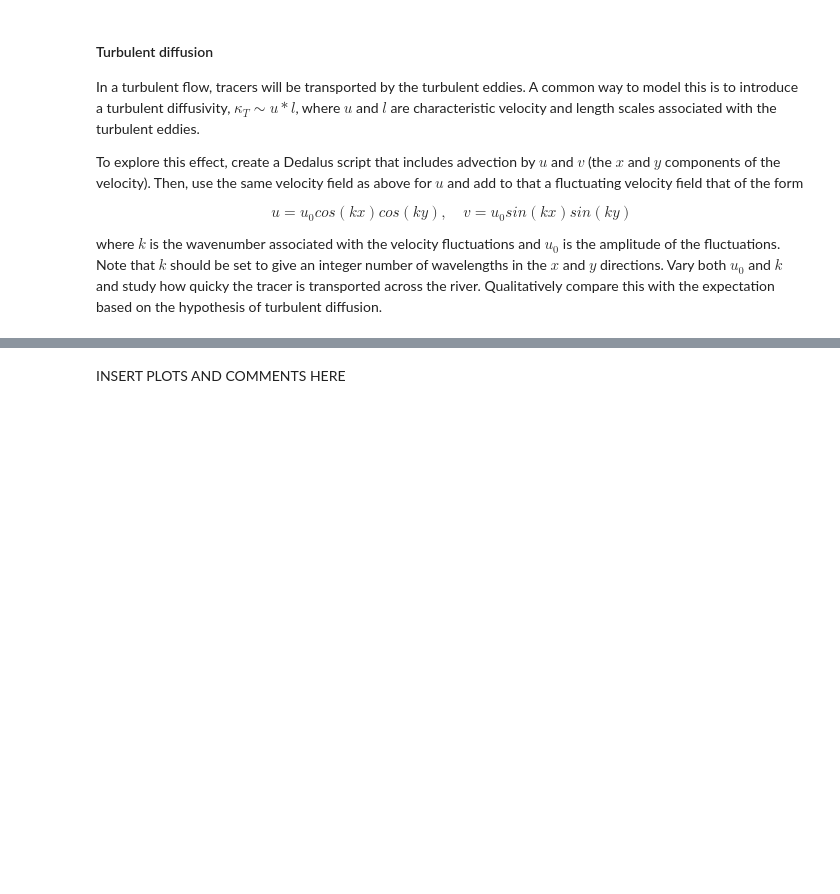
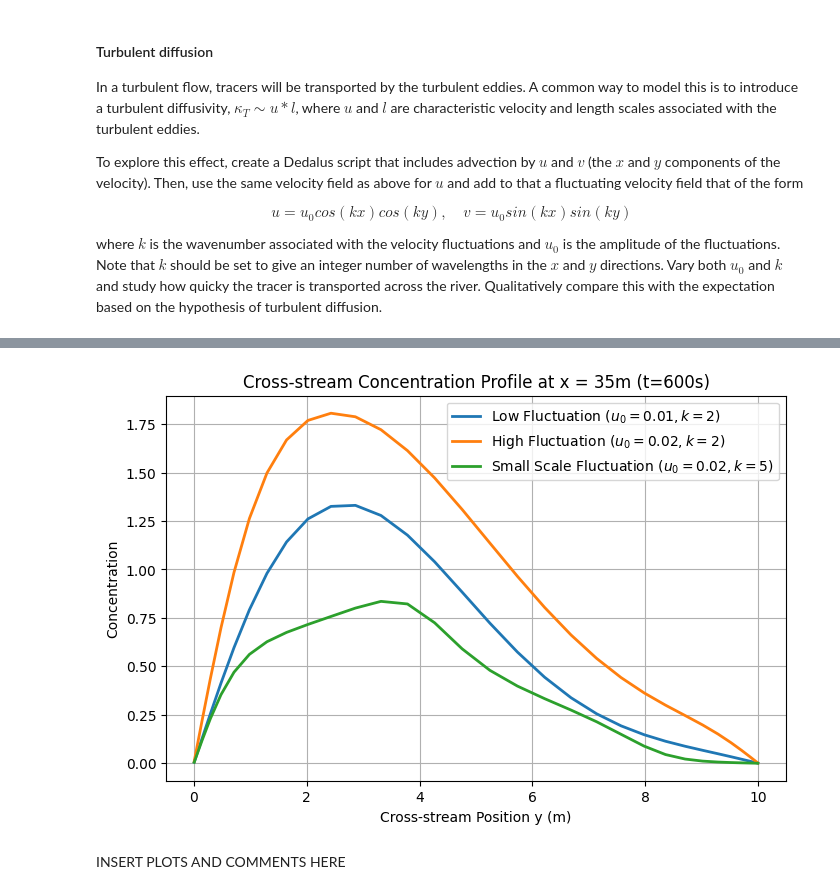
Before and after one commit to gracetuma/QCES, a Jupyter notebook: Project2_transport.ipynb, the cells around one changed output, grey strips where cells are left out. Saved outputs shown, nothing was run; the diff lists cells and outputs as text; code cells hidden in the pictures; blank space fills up the shorter version.

```diff
--- a/Project2_transport.ipynb
+++ b/Project2_transport.ipynb
@@ -1008,2 +1015,29 @@ high u = diffusion not as fast relative to advection, doesn't go across as quick
+# %%
+# Calculate indices for x = 30m
+dx = L / Nx
+idx_x35 = min(int(35 / dx), Nx - 1)
+
+# Find time indices closest to t = 600 seconds for each run
+idx_t1 = np.argmin(np.abs(t_1 - 600))
+idx_t2 = np.argmin(np.abs(t_2 - 600))
+idx_t3 = np.argmin(np.abs(t_3 - 600))
+
+# Extract y-coordinate array
+y_coords = np.squeeze(y)
+
+# Plot the profiles
+plt.figure(figsize=(8, 5))
+plt.plot(y_coords, c_1[idx_t1, idx_x35, :], label='Low Fluctuation ($u_0=0.01, k=2$)', linewidth=2)
+plt.plot(y_coords, c_2[idx_t2, idx_x35, :], label='High Fluctuation ($u_0=0.02, k=2$)', linewidth=2)
+plt.plot(y_coords, c_3[idx_t3, idx_x35, :], label='Small Scale Fluctuation ($u_0=0.02, k=5$)', linewidth=2)
+
+plt.xlabel('Cross-stream Position y (m)')
+plt.ylabel('Concentration')
+plt.title(f'Cross-stream Concentration Profile at x = 35m (t=600s)')
+plt.grid(True)
+plt.legend()
+plt.show()
+# %% [output]
+[figure, added]
 # %% [markdown]
 INSERT PLOTS AND COMMENTS HERE
```
Also changed, not shown: parts of 15 cells of this notebook.
